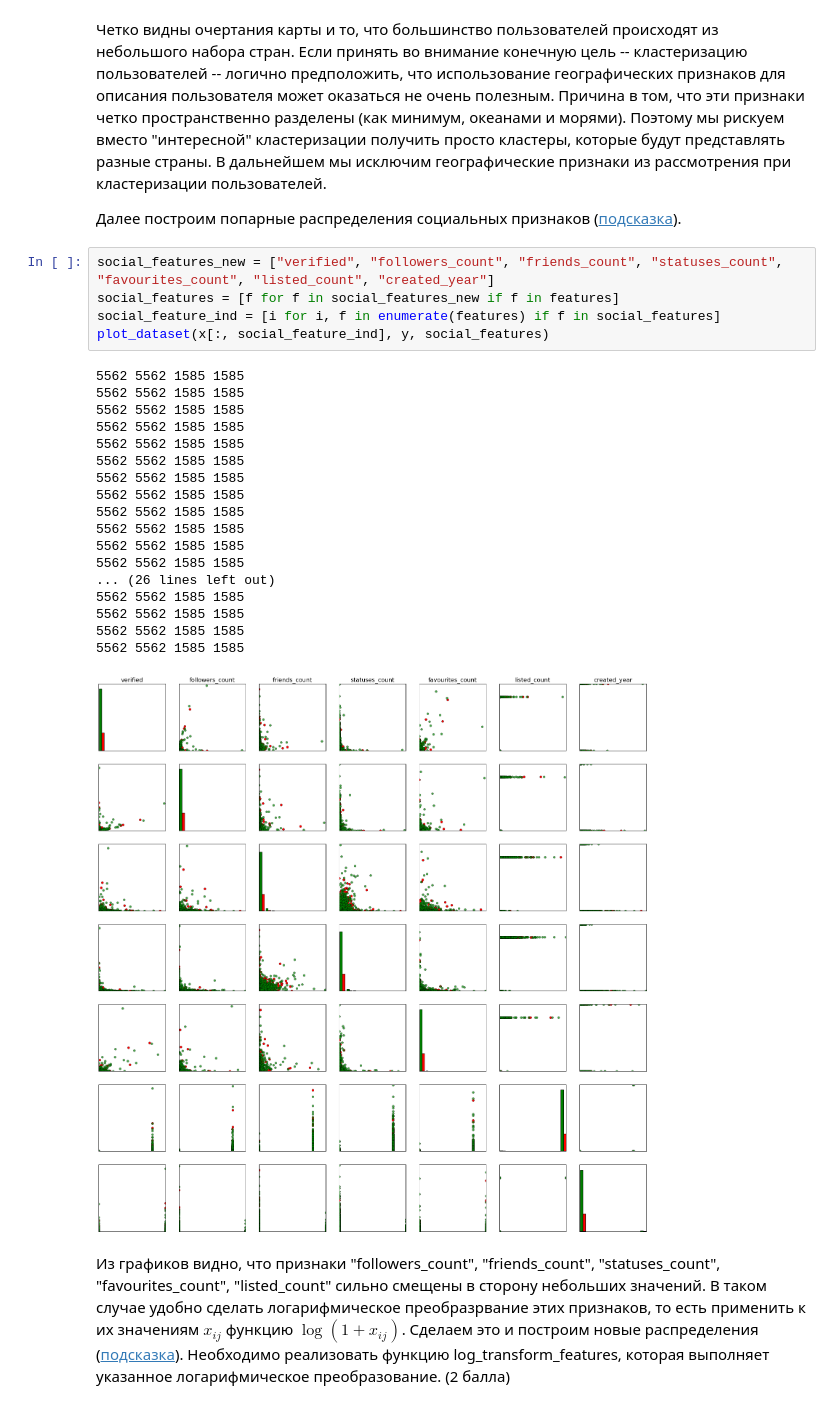
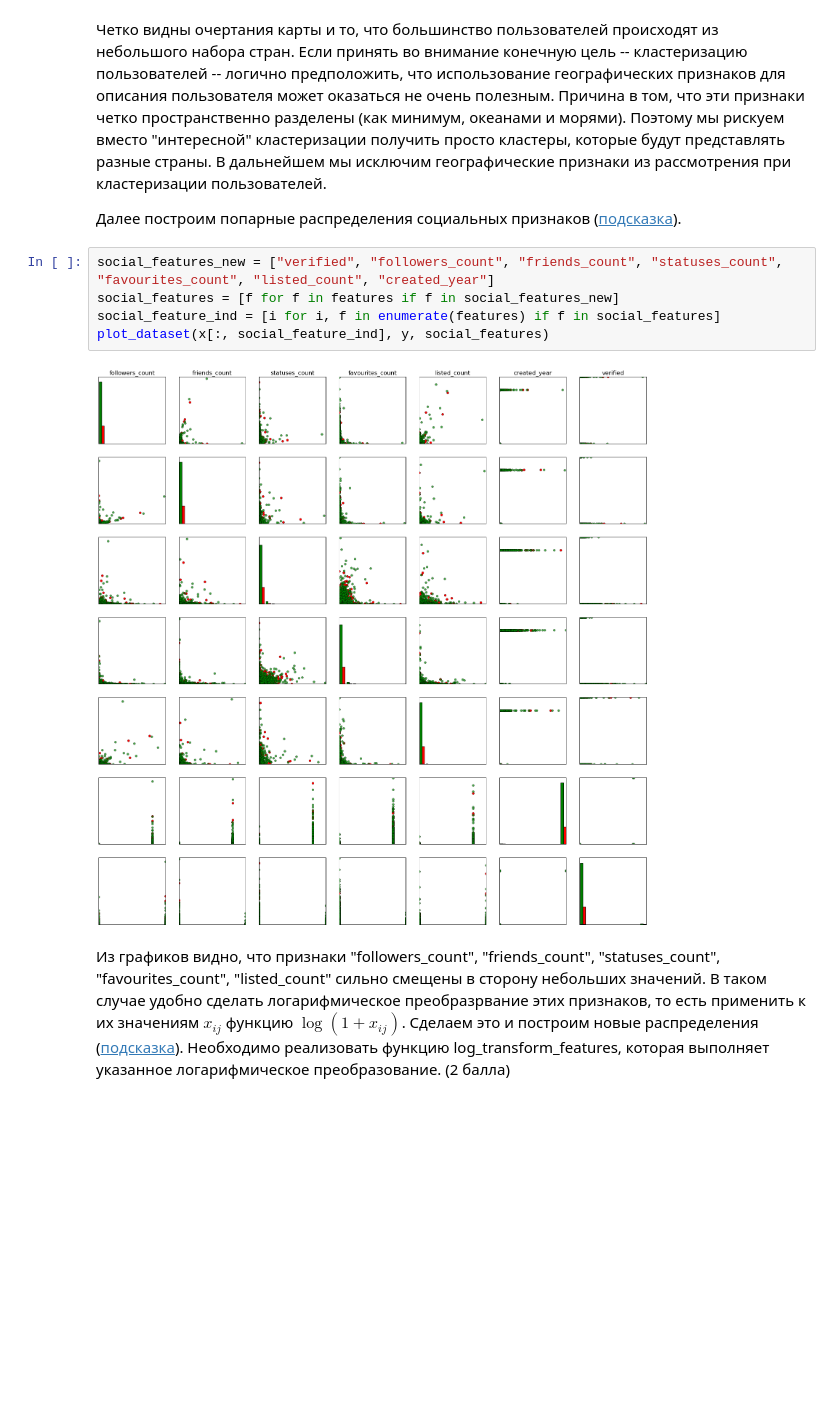
Before and after one commit to lkosh/DataMining, a Jupyter notebook: lecture_2/homework-2-st.ipynb, the cells around one changed output. Drawn from its saved outputs; the diff is of its cells as text; blank space fills up the shorter version.

```diff
--- a/lecture_2/homework-2-st.ipynb
+++ b/lecture_2/homework-2-st.ipynb
@@ -235,28 +229,11 @@ plot_dataset(x[:, geo_feature_ind], y, geo_features)
 Далее построим попарные распределения социальных признаков ([подсказка](http://stroykova.github.io/sphera/l2_2.png)).
 # %%
 social_features_new = ["verified", "followers_count", "friends_count", "statuses_count", "favourites_count", "listed_count", "created_year"]
-social_features = [f for f in social_features_new if f in features]
+social_features = [f for f in features if f in social_features_new]
 social_feature_ind = [i for i, f in enumerate(features) if f in social_features]
 plot_dataset(x[:, social_feature_ind], y, social_features)
 # %% [output]
-5562 5562 1585 1585
-5562 5562 1585 1585
-5562 5562 1585 1585
-5562 5562 1585 1585
-5562 5562 1585 1585
-5562 5562 1585 1585
-5562 5562 1585 1585
-5562 5562 1585 1585
-5562 5562 1585 1585
-5562 5562 1585 1585
-5562 5562 1585 1585
-5562 5562 1585 1585
-... (26 lines left out)
-5562 5562 1585 1585
-5562 5562 1585 1585
-5562 5562 1585 1585
-5562 5562 1585 1585
-[figure, old version]
+[figure, new version]
 # %% [markdown]
 Из графиков видно, что признаки "followers_count", "friends_count", "statuses_count", "favourites_count", "listed_count" сильно смещены в сторону небольших значений. В таком случае удобно сделать логарифмическое преобразрвание этих признаков, то есть применить к их значениям $x_{ij}$ функцию $\log(1 + x_{ij})$. Сделаем это и построим новые распределения ([подсказка](http://stroykova.github.io/sphera/l2_3.png)). Необходимо реализовать функцию log_transform_features, которая выполняет указанное логарифмическое преобразование. (2 балла)
 # %%
```
Also changed, not shown: parts of 4 cells of this notebook.
